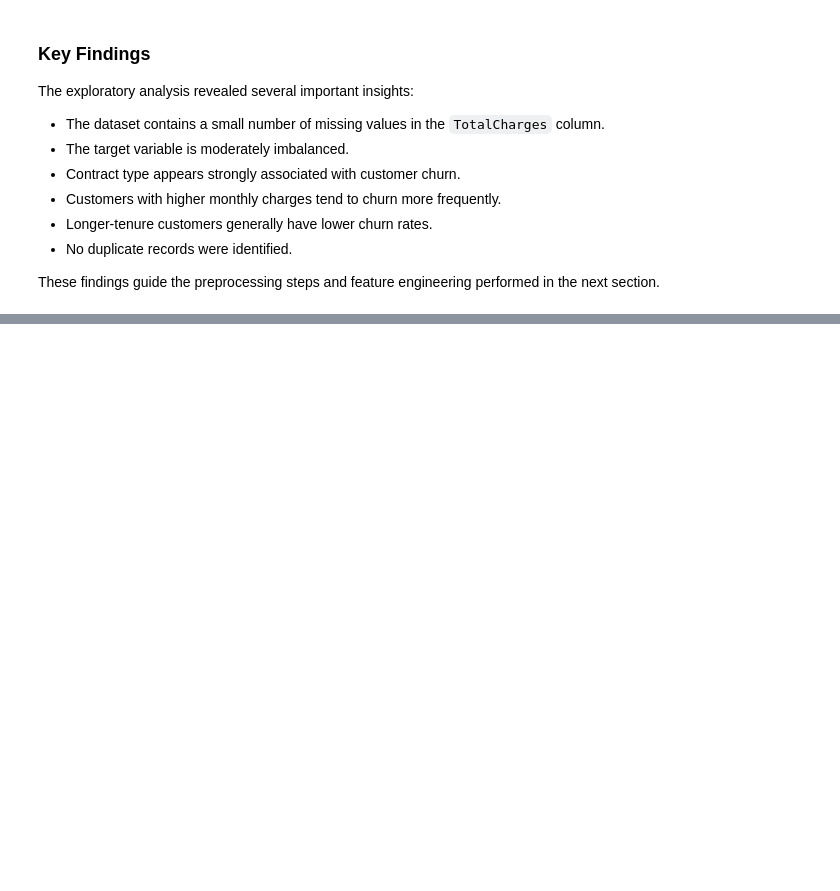
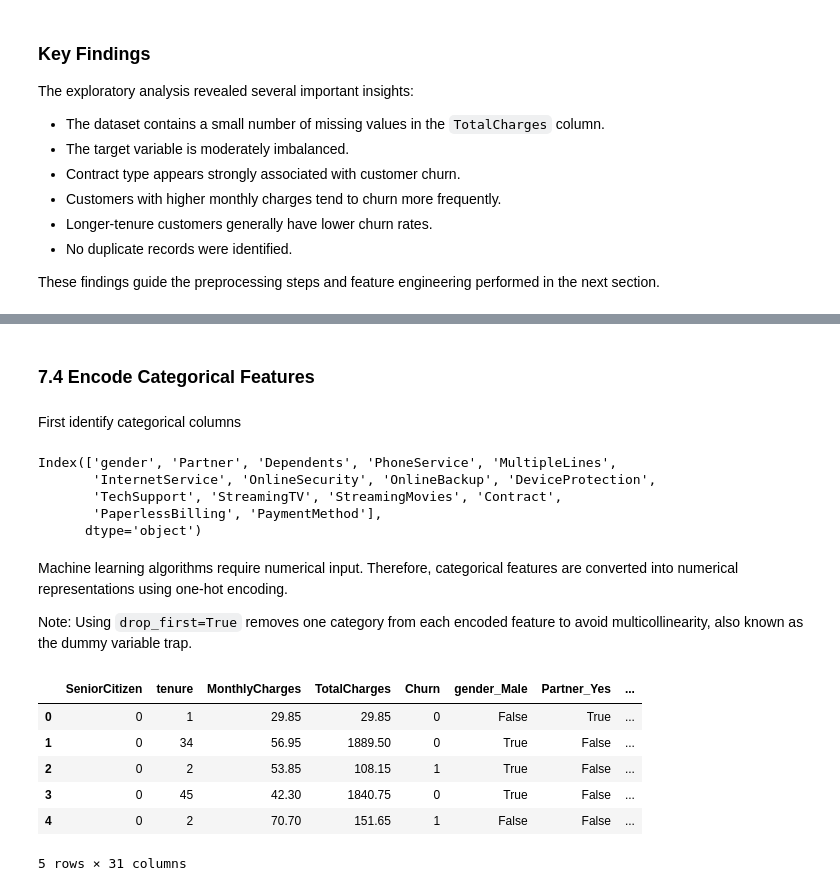
Before and after one commit to sabithamanoj/customer-churn-ml-deployment, a Jupyter notebook: Notebooks/customer_churn_pipeline.ipynb, the cells around one changed output, grey strips where cells are left out. Drawn from its saved outputs; the diff is of its cells as text; code cells hidden in the pictures; blank space fills up the shorter version.

```diff
--- a/Notebooks/customer_churn_pipeline.ipynb
+++ b/Notebooks/customer_churn_pipeline.ipynb
@@ -511,0 +548,7 @@ These findings guide the preprocessing steps and feature engineering performed i
+# %%
+df["Churn"] = df["Churn"].map({
+    "No": 0,
+    "Yes": 1
+})
+
+df["Churn"].value_counts()
@@ -511,0 +561,33 @@ These findings guide the preprocessing steps and feature engineering performed i
+# %% [markdown]
+### 7.4 Encode Categorical Features
+# %% [markdown]
+First identify categorical columns
+# %%
+categorical_columns = df.select_dtypes(include="object").columns
+
+print(categorical_columns)
+# %% [output]
+Index(['gender', 'Partner', 'Dependents', 'PhoneService', 'MultipleLines',
+       'InternetService', 'OnlineSecurity', 'OnlineBackup', 'DeviceProtection',
+       'TechSupport', 'StreamingTV', 'StreamingMovies', 'Contract',
+       'PaperlessBilling', 'PaymentMethod'],
+      dtype='object')
+# %% [markdown]
+Machine learning algorithms require numerical input. Therefore, categorical features are converted into numerical representations using one-hot encoding.
+
+Note: Using `drop_first=True` removes one category from each encoded feature to avoid multicollinearity, also known as the dummy variable trap.
+# %%
+df = pd.get_dummies(
+    df,
+    drop_first=True
+)
+
+df.head()
+# %% [output]
+|  | SeniorCitizen | tenure | MonthlyCharges | TotalCharges | Churn | gender_Male | Partner_Yes | ... |
+| 0 | 0 | 1 | 29.85 | 29.85 | 0 | False | True | ... |
+| 1 | 0 | 34 | 56.95 | 1889.50 | 0 | True | False | ... |
+| 2 | 0 | 2 | 53.85 | 108.15 | 1 | True | False | ... |
+| 3 | 0 | 45 | 42.30 | 1840.75 | 0 | True | False | ... |
+| 4 | 0 | 2 | 70.70 | 151.65 | 1 | False | False | ... |
+5 rows × 31 columns
```
Also changed, not shown: parts of 36 cells of this notebook.
